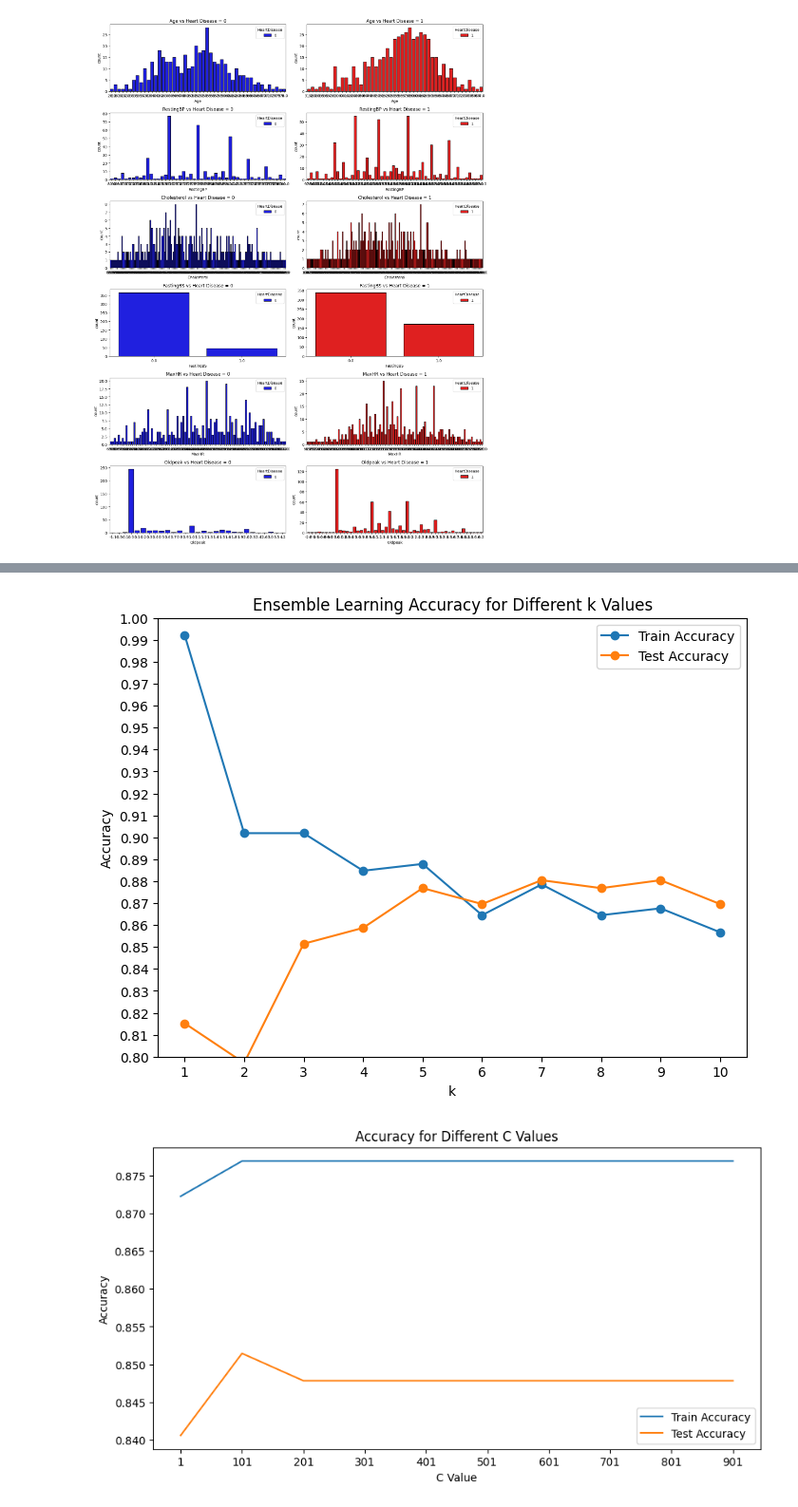
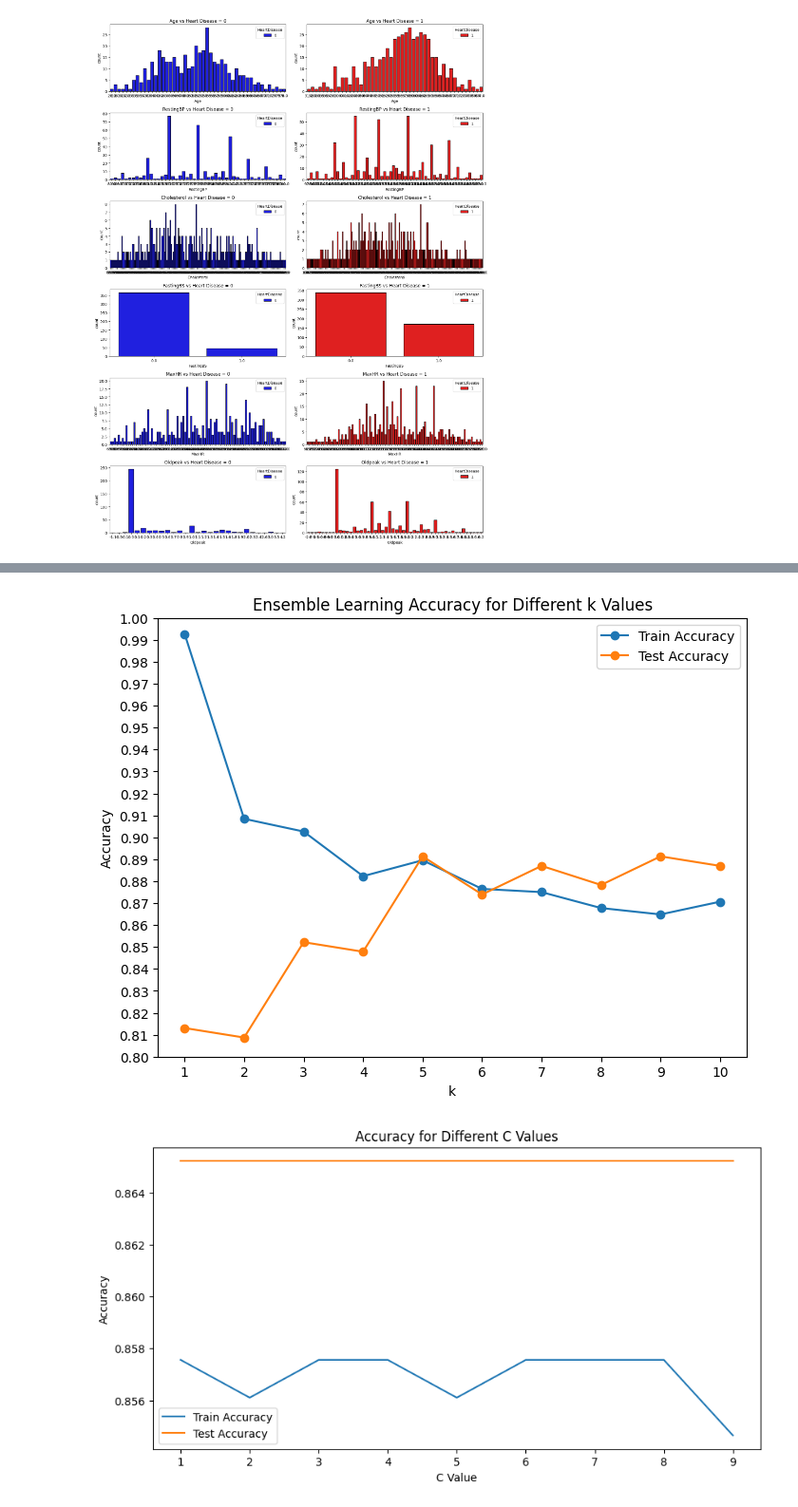
Before and after one commit to nbzuong/ML_Project, a Jupyter notebook: heart_predict.ipynb, the cells around one changed output, grey strips where cells are left out. Shown at 95% size. Cells and saved outputs as stored; diff of their text form; code cells hidden in the pictures.

```diff
--- a/heart_predict.ipynb
+++ b/heart_predict.ipynb
@@ -206,12 +154,15 @@ feature = np.array(ct.fit_transform(feature))
 # %%
 # KNN imputation for missing values
 from sklearn.impute import KNNImputer
-imputer = KNNImputer(n_neighbors=4)
-feature = imputer.fit_transform(feature)
+imputer = KNNImputer(n_neighbors=5)
+heart = imputer.fit_transform(heart)
+# %%
+feature = heart[:, :-1]
+target = heart[:, -1]
 # %%
 #splitting the data into training and testing
 from sklearn.model_selection import train_test_split
-feature_train, feature_test, target_train, target_test = train_test_split(feature, target, test_size=0.3, random_state=50)
+feature_train, feature_test, target_train, target_test = train_test_split(feature, target, test_size=0.25, random_state=918*12)
 # %%
 from sklearn.neighbors import KNeighborsClassifier
 from sklearn.metrics import accuracy_score
@@ -220,7 +171,7 @@ feature_train=np.array(feature_train)
 target_train=np.array(target_train)
 
 # Define the number of base classifiers in the ensemble
-num_classifiers = 5
+num_classifiers = 7
 
 # Create empty lists to store the ensemble accuracies for training and test sets
 ensemble_train_accuracies = []
@@ -292,32 +243,32 @@ plt.yticks(np.arange(0.8, 1.01, 0.01))  # Set y-axis ticks from 0.8 to 1 with a
 plt.ylim(0.8, 1)
 plt.show()
 # %% [output]
-[figure, old version]
+[figure, new version]
 # %%
 #using SVM model with accuracy score for different C values for both train and test set and plotting the graph
 from sklearn.svm import SVC
-c_range = range(1, 1000, 100)
+c_range = range(1, 10, 1)
 train_accuracy = []
 test_accuracy = []
 for c in c_range:
     svm = SVC(C=c,kernel='linear')
     svm.fit(feature_train, target_train)
     train_pred = svm.predict(feature_train)
     train_accuracy.append(accuracy_score(target_train, train_pred))
     test_pred = svm.predict(feature_test)
     test_accuracy.append(accuracy_score(target_test, test_pred))
 
 plt.figure(figsize=(10, 5))
 plt.plot(c_range, train_accuracy, label='Train Accuracy')
 plt.plot(c_range, test_accuracy, label='Test Accuracy')
 plt.xticks(c_range)
 plt.xlabel('C Value')
 plt.ylabel('Accuracy')
 plt.title('Accuracy for Different C Values')
 plt.legend()
 plt.show()
 # %% [output]
-[figure, old version]
+[figure, new version]
 # %%
 from sklearn.neural_network import MLPClassifier
 from sklearn.metrics import accuracy_score
```
Also changed, not shown: parts of 11 cells of this notebook.
